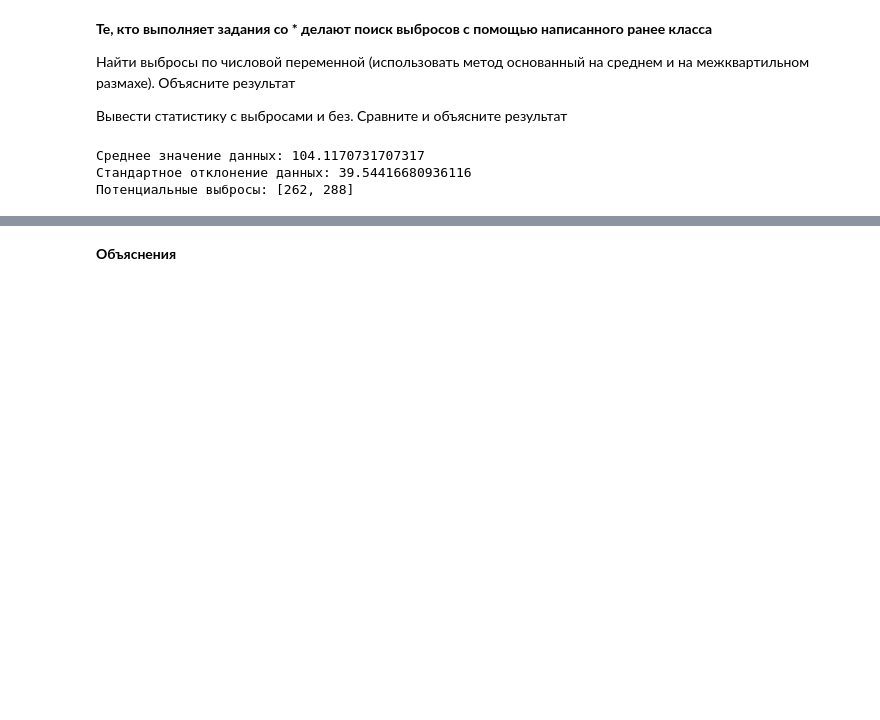
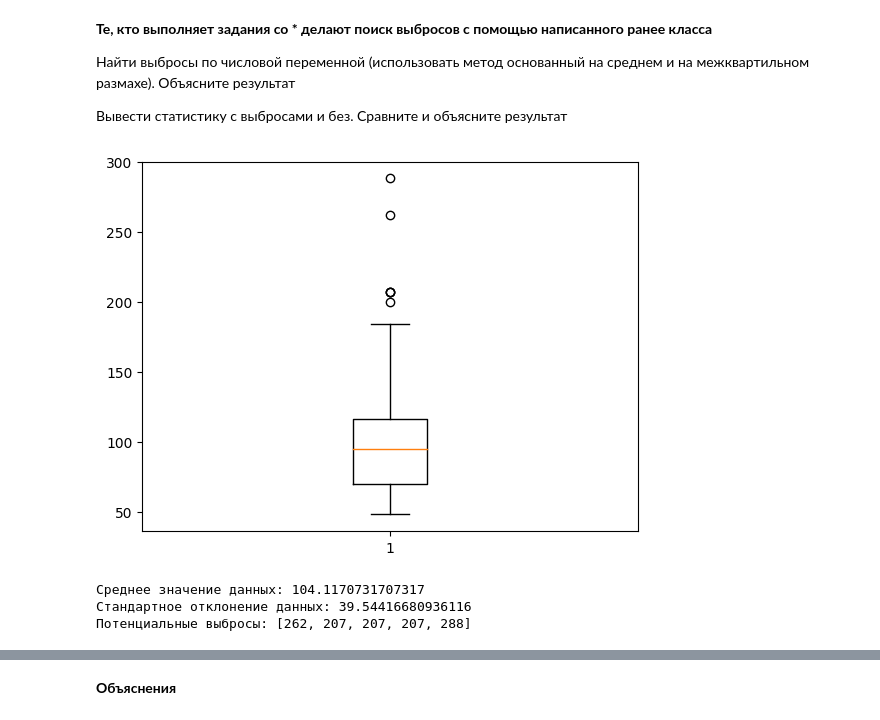
Before and after one commit to Dekamonia/MachineLearning, a Jupyter notebook: lab3/lab3.ipynb, the cells around one changed output, grey strips where cells are left out. Drawn from its saved outputs; the diff is of its cells as text; code cells hidden in the pictures; blank space fills up the shorter version.

```diff
--- a/lab3/lab3.ipynb
+++ b/lab3/lab3.ipynb
@@ -81,19 +143,23 @@ df_interpolated = df.interpolate()
 
 Вывести статистику с выбросами и без. Сравните и объясните результат
 # %%
+plt.boxplot(df["horsepower"])
+plt.show()
+
 #Методом среднего
 mean = df["horsepower"].mean()
 std_deviation = df["horsepower"].std()
-threshold = 3 * std_deviation
+threshold = 2.5 * std_deviation
 
 # Идентифицируем выбросы
 outliers = [x for x in df["horsepower"] if abs(x - mean) > threshold]
 
 # Выводим результаты
 print("Среднее значение данных:", mean)
 print("Стандартное отклонение данных:", std_deviation)
 print("Потенциальные выбросы:", outliers)
 # %% [output]
+[figure, added]
 Среднее значение данных: 104.1170731707317
 Стандартное отклонение данных: 39.54416680936116
-Потенциальные выбросы: [262, 288]
+Потенциальные выбросы: [262, 207, 207, 207, 288]
```
Also changed, not shown: parts of 19 cells of this notebook.
